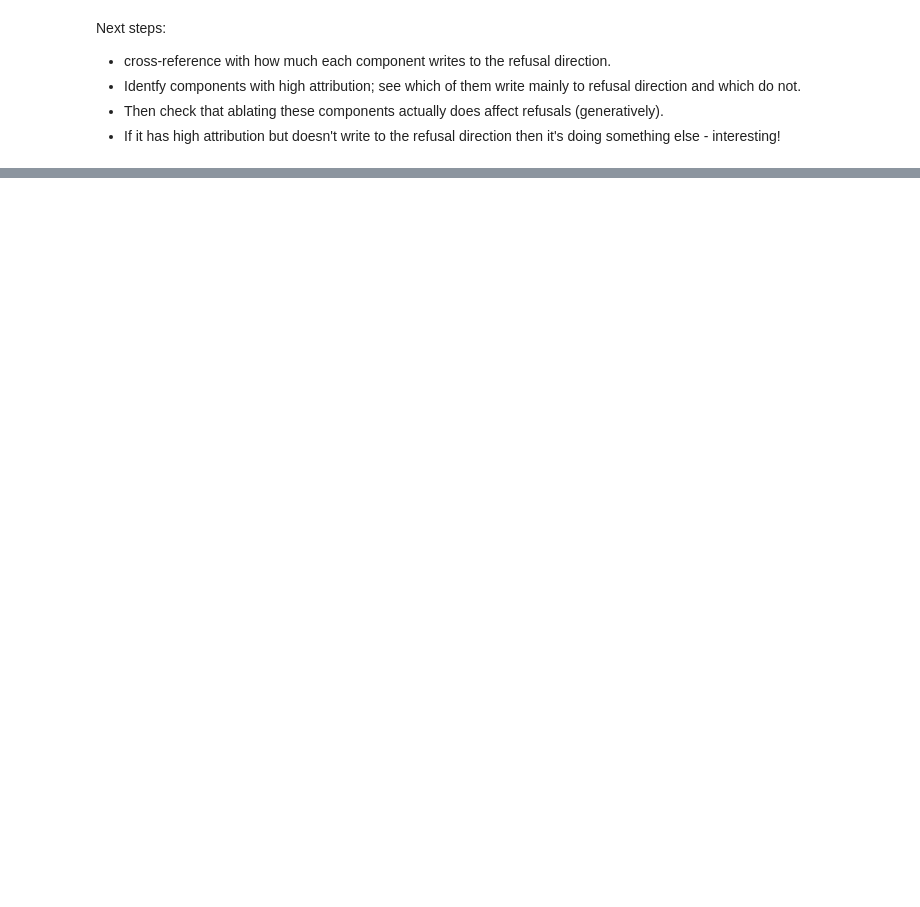
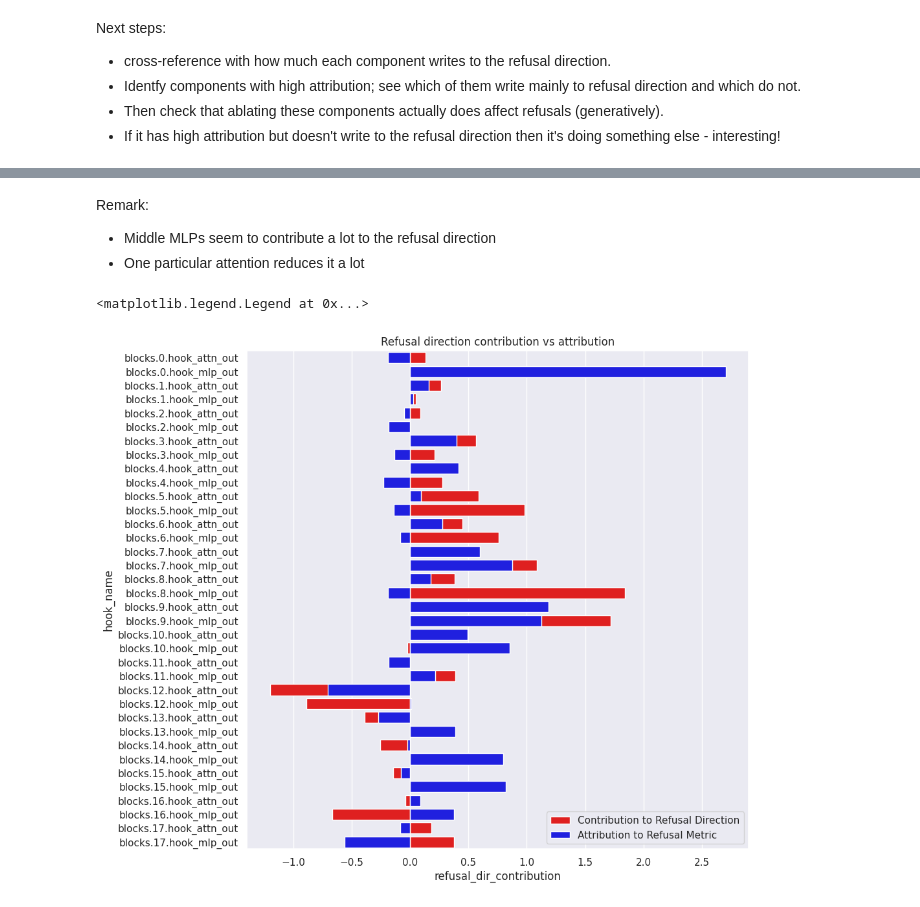
Before and after one commit to dtch1997/gemma-refusal-circuit, a Jupyter notebook: gemma_refusal_circuit/demo_2.ipynb, the cells around one changed output, grey strips where cells are left out. Saved outputs shown, nothing was run; the diff lists cells and outputs as text; code cells hidden in the pictures; blank space fills up the shorter version.

```diff
--- a/gemma_refusal_circuit/demo_2.ipynb
+++ b/gemma_refusal_circuit/demo_2.ipynb
@@ -581,0 +662,18 @@ Next steps:
+# %% [markdown]
+Remark:
+- Middle MLPs seem to contribute a lot to the refusal direction
+- One particular attention reduces it a lot
+# %%
+# Combine the two dataframes
+
+combined = pd.merge(df, refusal_contrib_df, on=['layer', 'component', 'hook_name'])
+
+plt.figure(figsize=(10, 10))
+sns.barplot(data=combined, y='hook_name', x='refusal_dir_contribution', color = 'red', label='Contribution to Refusal Direction')
+sns.barplot(data=combined, y='hook_name', x='attribution', color = 'blue', label='Attribution to Refusal Metric')
+
+plt.title("Refusal direction contribution vs attribution")
+plt.legend()
+# %% [output]
+<matplotlib.legend.Legend at 0x...>
+[figure, added]
```
Also changed, not shown: parts of 10 cells of this notebook, 4 other files.
